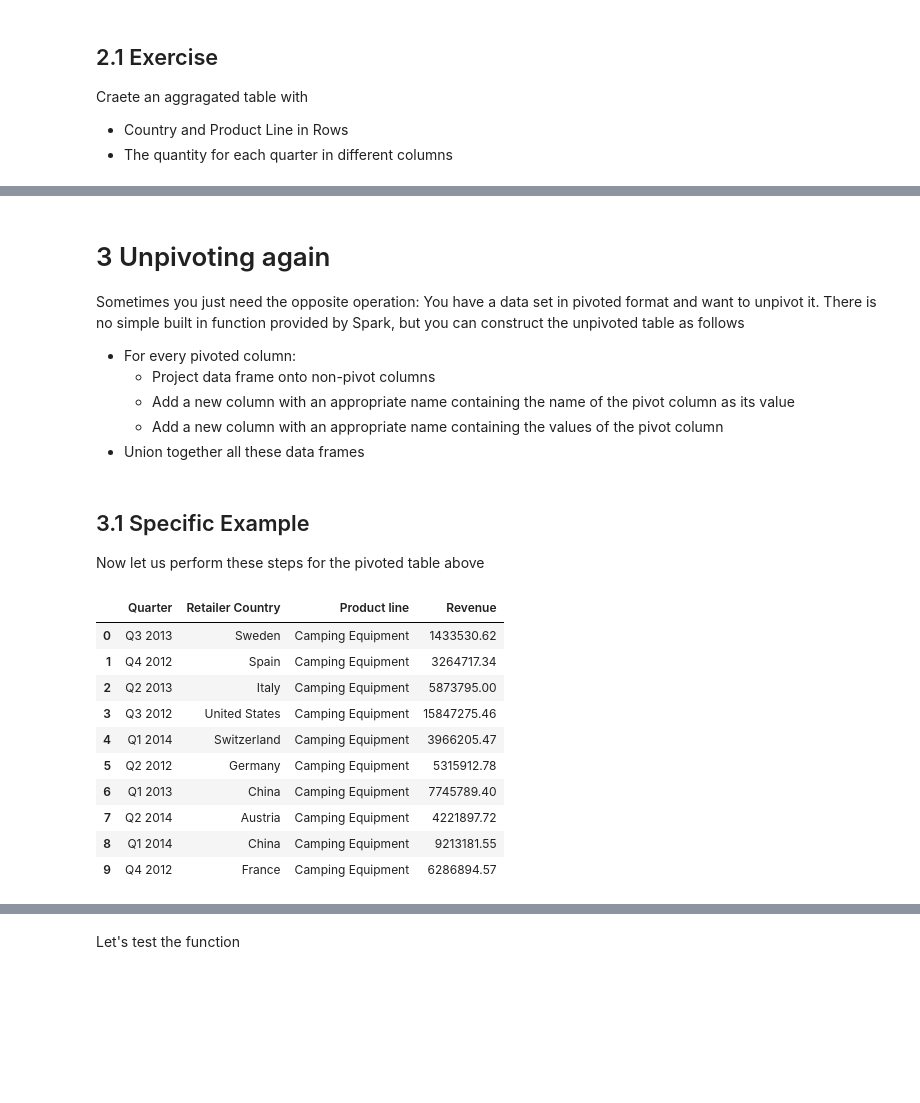
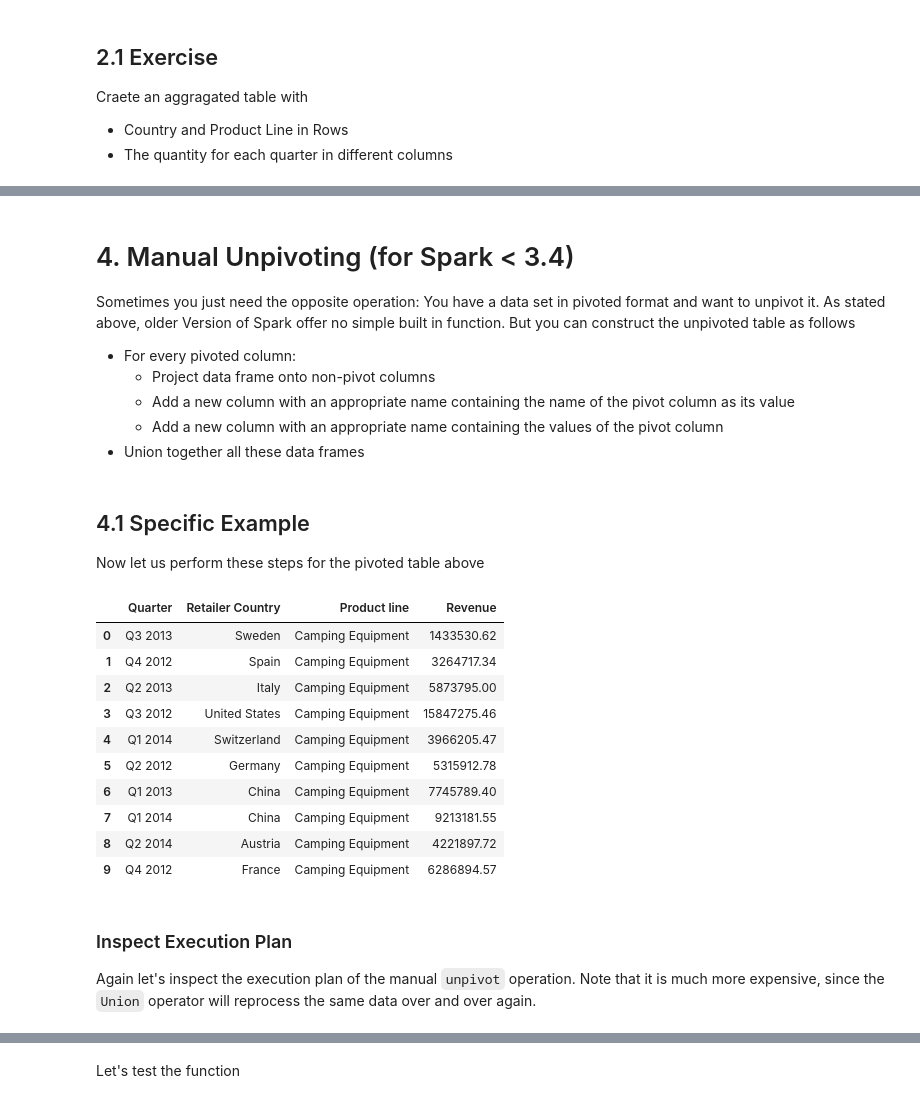
Before and after one commit to dimajix/pyspark-advanced, a Jupyter notebook: jupyter-pivoting/Pivoting - Full.ipynb, the cells around one changed output, grey strips where cells are left out. Saved outputs shown, nothing was run; the diff lists cells and outputs as text; code cells hidden in the pictures; blank space fills up the shorter version.

```diff
--- a/jupyter-pivoting/Pivoting - Full.ipynb
+++ b/jupyter-pivoting/Pivoting - Full.ipynb
@@ -104,68 +209,75 @@ Craete an aggragated table with
 # %% [markdown]
-# 3 Unpivoting again
+# 4. Manual Unpivoting (for Spark < 3.4)
 
-Sometimes you just need the opposite operation: You have a data set in pivoted format and want to unpivot it. There is no simple built in function provided by Spark, but you can construct the unpivoted table as follows
+Sometimes you just need the opposite operation: You have a data set in pivoted format and want to unpivot it. As stated above, older Version of Spark offer no simple built in function. But you can construct the unpivoted table as follows
 * For every pivoted column:
   * Project data frame onto non-pivot columns
   * Add a new column with an appropriate name containing the name of the pivot column as its value
   * Add a new column with an appropriate name containing the values of the pivot column
 * Union together all these data frames
 # %% [markdown]
-## 3.1 Specific Example
+## 4.1 Specific Example
 
 Now let us perform these steps for the pivoted table above
+# %%
+# Create well defined pivoted DataFrame again
+pivoted = data.groupBy("Quarter", "Retailer Country").pivot("Product line").agg(sf.sum("Revenue"))
 # %%
-revenue_camping = revenue_per_product_line.select(
+revenue_camping = pivoted.select(
     sf.col("Quarter"),
     sf.col("Retailer Country"),
     sf.lit("Camping Equipment").alias("Product line"),
     sf.col("Camping Equipment").alias("Revenue")
 )
 
-revenue_golf = revenue_per_product_line.select(
+revenue_golf = pivoted.select(
     sf.col("Quarter"),
     sf.col("Retailer Country"),
     sf.lit("Golf Equipment").alias("Product line"),
     sf.col("Golf Equipment").alias("Revenue")
 )
 
-revenue_mountaineering = revenue_per_product_line.select(
+revenue_mountaineering = pivoted.select(
     sf.col("Quarter"),
     sf.col("Retailer Country"),
     sf.lit("Mountaineering Equipment").alias("Product line"),
     sf.col("Mountaineering Equipment").alias("Revenue")
 )
 
-revenue_outdoor = revenue_per_product_line.select(
+revenue_outdoor = pivoted.select(
     sf.col("Quarter"),
     sf.col("Retailer Country"),
     sf.lit("Outdoor Protection").alias("Product line"),
     sf.col("Outdoor Protection").alias("Revenue")
 )
 
-revenue_personal = revenue_per_product_line.select(
+revenue_personal = pivoted.select(
     sf.col("Quarter"),
     sf.col("Retailer Country"),
     sf.lit("Personal Accessories").alias("Product line"),
     sf.col("Personal Accessories").alias("Revenue")
 )
 
 result = revenue_camping \
     .union(revenue_golf) \
     .union(revenue_mountaineering) \
     .union(revenue_outdoor) \
     .union(revenue_personal)
 
 result.limit(10).toPandas()
 # %% [output]
 |  | Quarter | Retailer Country | Product line | Revenue |
 | 0 | Q3 2013 | Sweden | Camping Equipment | 1433530.62 |
 | 1 | Q4 2012 | Spain | Camping Equipment | 3264717.34 |
 | 2 | Q2 2013 | Italy | Camping Equipment | 5873795.00 |
 | 3 | Q3 2012 | United States | Camping Equipment | 15847275.46 |
 | 4 | Q1 2014 | Switzerland | Camping Equipment | 3966205.47 |
 | 5 | Q2 2012 | Germany | Camping Equipment | 5315912.78 |
 | 6 | Q1 2013 | China | Camping Equipment | 7745789.40 |
-| 7 | Q2 2014 | Austria | Camping Equipment | 4221897.72 |
-| 8 | Q1 2014 | China | Camping Equipment | 9213181.55 |
+| 7 | Q1 2014 | China | Camping Equipment | 9213181.55 |
+| 8 | Q2 2014 | Austria | Camping Equipment | 4221897.72 |
 | 9 | Q4 2012 | France | Camping Equipment | 6286894.57 |
+# %% [markdown]
+### Inspect Execution Plan
+
+Again let's inspect the execution plan of the manual `unpivot` operation. Note that it is much more expensive, since the `Union` operator will reprocess the same data over and over again.
```
Also changed, not shown: parts of 29 cells of this notebook, 1 other file.
